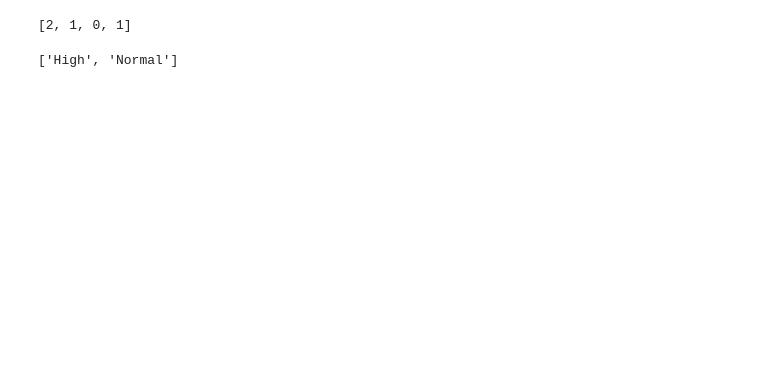
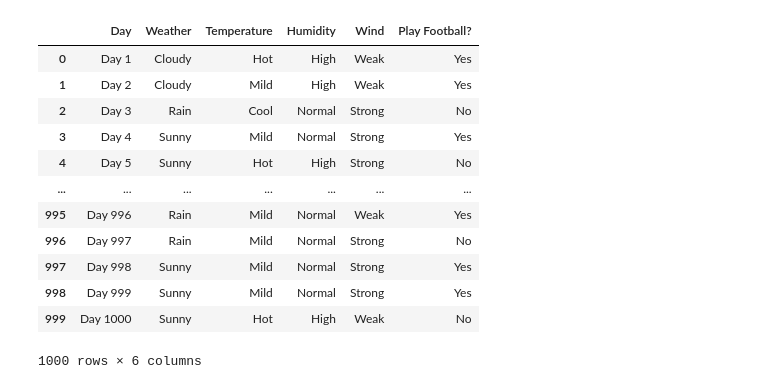
Before and after one commit to mlclubuu/ml-course-workspace, a Jupyter notebook: dession_tree/dession_tree.ipynb, the cells around one changed output. Saved outputs shown, nothing was run; the diff lists cells and outputs as text; code cells hidden in the pictures; blank space fills up the shorter version.

```diff
--- a/dession_tree/dession_tree.ipynb
+++ b/dession_tree/dession_tree.ipynb
@@ -9,2 +3,18 @@ import matplotlib.pyplot as plt
 # %%
 df = pd.read_csv('play_football_dataset.csv')
+# %%
+df
+# %% [output]
+|  | Day | Weather | Temperature | Humidity | Wind | Play Football? |
+| 0 | Day 1 | Cloudy | Hot | High | Weak | Yes |
+| 1 | Day 2 | Cloudy | Mild | High | Weak | Yes |
+| 2 | Day 3 | Rain | Cool | Normal | Strong | No |
+| 3 | Day 4 | Sunny | Mild | Normal | Strong | Yes |
+| 4 | Day 5 | Sunny | Hot | High | Strong | No |
+| ... | ... | ... | ... | ... | ... | ... |
+| 995 | Day 996 | Rain | Mild | Normal | Weak | Yes |
+| 996 | Day 997 | Rain | Mild | Normal | Strong | No |
+| 997 | Day 998 | Sunny | Mild | Normal | Strong | Yes |
+| 998 | Day 999 | Sunny | Mild | Normal | Strong | Yes |
+| 999 | Day 1000 | Sunny | Hot | High | Weak | No |
+1000 rows × 6 columns
@@ -47,8 +24,0 @@ def get_permission(permission):
-# %%
-get_input_value('Sunny','Hot','High','Weak')
-# %% [output]
-[2, 1, 0, 1]
-# %%
-sorted(X['Humidity'].unique())
-# %% [output]
-['High', 'Normal']
```
Also changed, not shown: parts of 23 cells of this notebook, 2 other files.
